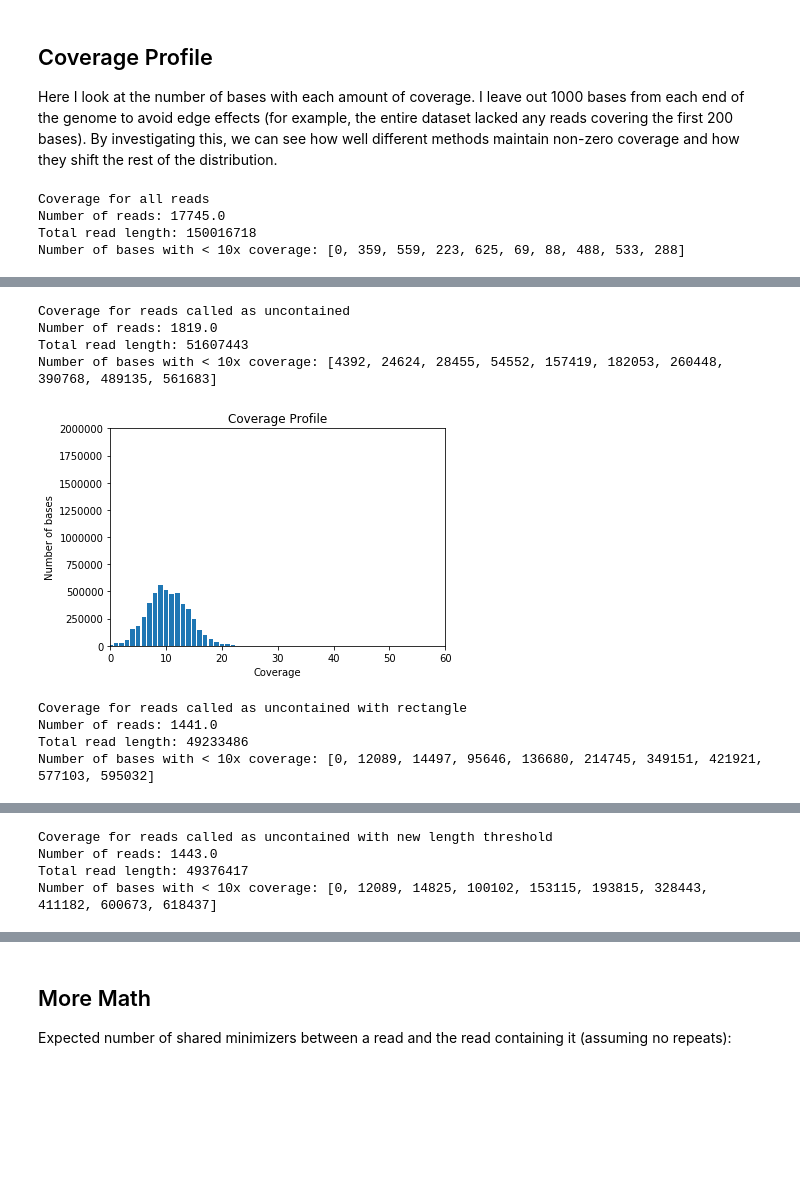
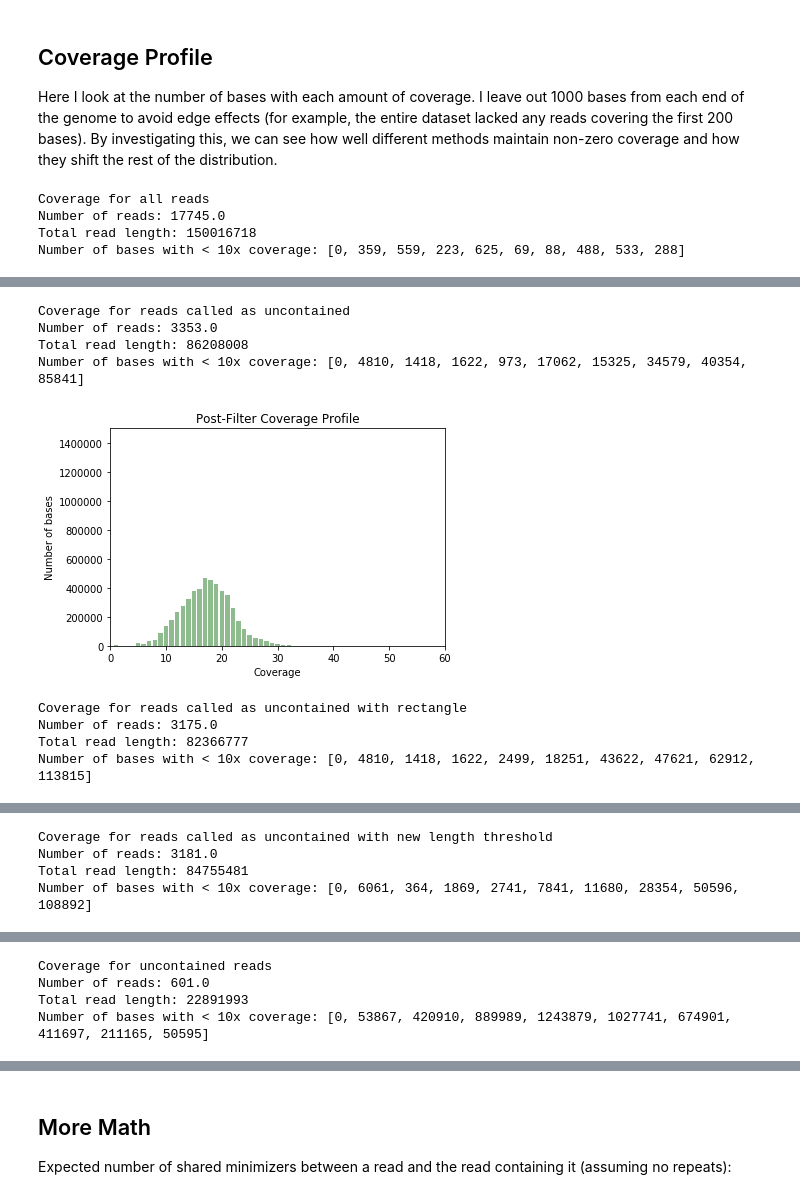
Before and after one commit to mkirsche/ContainedReadRemoval, a Jupyter notebook: sim/AnalyzeContainment.ipynb, the cells around one changed output, grey strips where cells are left out. Cells and saved outputs as stored; diff of their text form; code cells hidden in the pictures; blank space fills up the shorter version.

```diff
--- a/sim/AnalyzeContainment.ipynb
+++ b/sim/AnalyzeContainment.ipynb
@@ -1005,8 +1111,11 @@ lengthTn = 0
 lengthFn = 0
 
 lengthUncontainedReadNames = []
+trulyUncontainedReadNames = []
 
 for i in range(0, len(names)):
+    if cis[i] < 0:
+        trulyUncontainedReadNames.append(names[i])
     if lens[i] < newLengthThreshold:
         if cis[i] >= 0:
             lengthTp += 1
@@ -1036,0 +1216,26 @@ Contained but kept: 904
+# %%
+rectFp = 0
+rectTp = 0
+rectTn = 0
+rectFn = 0
+
+rectUncontainedReadNames = []
+
+for i in range(0, len(names)):
+    if lens[i] < minLength or (minEndOrCt[i] > maxThreshold2 and minApproxEnd[i] > 0) or (minEndOrCt[i] > maxThreshold and minApproxEnd[i] > approxThreshold):
+        if cis[i] >= 0:
+            rectTp += 1
+        else:
+            rectFp += 1
+            print(str(cis[i])+' '+str(lens[i])+' '+str(minEndOrCt[i])+' '+str(minApproxEnd[i]))
+    else:
+        rectUncontainedReadNames.append(names[i])
+        if cis[i] >= 0:
+            rectFn += 1
+        else:
+            rectTn += 1
+print('Rectangle results:')
+print('Correctly removed: ' + str(rectTp))
+print('Correctly remaining: ' + str(rectTn))
+print('Incorrectly removed: ' + str(rectFp))
+print('Contained but kept: ' + str(rectFn))
@@ -1040,7 +1297,7 @@ Here I look at the number of bases with each amount of coverage.  I leave out 10
 # %%
 intervalfn = 'simulatedintervals.txt'
 
-def getCoverage(filterNames = set()):
+def getCoverage(filterNames = set(), title = 'Coverage Profile'):
     with open(intervalfn) as f:
         ints = []
         totalLength = 0
@@ -1068,12 +1325,12 @@ def getCoverage(filterNames = set()):
                 realMaxCov = curCov
         print('Number of bases with < 10x coverage: ' + str(vals[0:10]))
         vals = vals[0:realMaxCov+1]
-        plt.bar([i for i in range(0, len(vals))], vals)
-        plt.ylim(0, 2000000)
+        plt.bar([i for i in range(0, len(vals))], vals,  color = 'darkseagreen')
+        plt.ylim(0, 1500000)
         plt.xlim(0, maxCoverage)
         plt.xlabel('Coverage')
         plt.ylabel('Number of bases')
-        plt.title('Coverage Profile')
+        plt.title(title)
         plt.show()
         plt.clf()
         plt.cla()
@@ -1081,16 +1338,19 @@ def getCoverage(filterNames = set()):
 
 
 print('Coverage for all reads')
-getCoverage()
+getCoverage(title = 'Initial Coverage Profile')
 
 print('Coverage for reads called as uncontained')
-getCoverage(yes)
+getCoverage(yes, title = 'Post-Filter Coverage Profile')
 
 print('Coverage for reads called as uncontained with rectangle')
 getCoverage(rectUncontainedReadNames)
 
 print('Coverage for reads called as uncontained with new length threshold')
 getCoverage(lengthUncontainedReadNames)
+
+print('Coverage for uncontained reads')
+getCoverage(trulyUncontainedReadNames, title = 'Uncontained Read Coverage Profile')
 # %% [output]
 Coverage for all reads
 Number of reads: 17745.0
@@ -1100,9 +1360,9 @@ Number of bases with < 10x coverage: [0, 359, 559, 223, 625, 69, 88, 488, 533, 2
 Coverage for reads called as uncontained
-Number of reads: 1819.0
-Total read length: 51607443
-Number of bases with < 10x coverage: [4392, 24624, 28455, 54552, 157419, 182053, 260448, 390768, 489135, 561683]
+Number of reads: 3353.0
+Total read length: 86208008
+Number of bases with < 10x coverage: [0, 4810, 1418, 1622, 973, 17062, 15325, 34579, 40354, 85841]
-[figure, old version]
+[figure, new version]
 Coverage for reads called as uncontained with rectangle
-Number of reads: 1441.0
-Total read length: 49233486
-Number of bases with < 10x coverage: [0, 12089, 14497, 95646, 136680, 214745, 349151, 421921, 577103, 595032]
+Number of reads: 3175.0
+Total read length: 82366777
+Number of bases with < 10x coverage: [0, 4810, 1418, 1622, 2499, 18251, 43622, 47621, 62912, 113815]
@@ -1110,4 +1370,4 @@ Number of bases with < 10x coverage: [0, 12089, 14497, 95646, 136680, 214745, 34
 Coverage for reads called as uncontained with new length threshold
-Number of reads: 1443.0
-Total read length: 49376417
-Number of bases with < 10x coverage: [0, 12089, 14825, 100102, 153115, 193815, 328443, 411182, 600673, 618437]
+Number of reads: 3181.0
+Total read length: 84755481
+Number of bases with < 10x coverage: [0, 6061, 364, 1869, 2741, 7841, 11680, 28354, 50596, 108892]
@@ -1114,0 +1375,4 @@ Number of bases with < 10x coverage: [0, 12089, 14825, 100102, 153115, 193815, 3
+Coverage for uncontained reads
+Number of reads: 601.0
+Total read length: 22891993
+Number of bases with < 10x coverage: [0, 53867, 420910, 889989, 1243879, 1027741, 674901, 411697, 211165, 50595]
```
Also changed, not shown: parts of 27 cells of this notebook, 6 other files.
